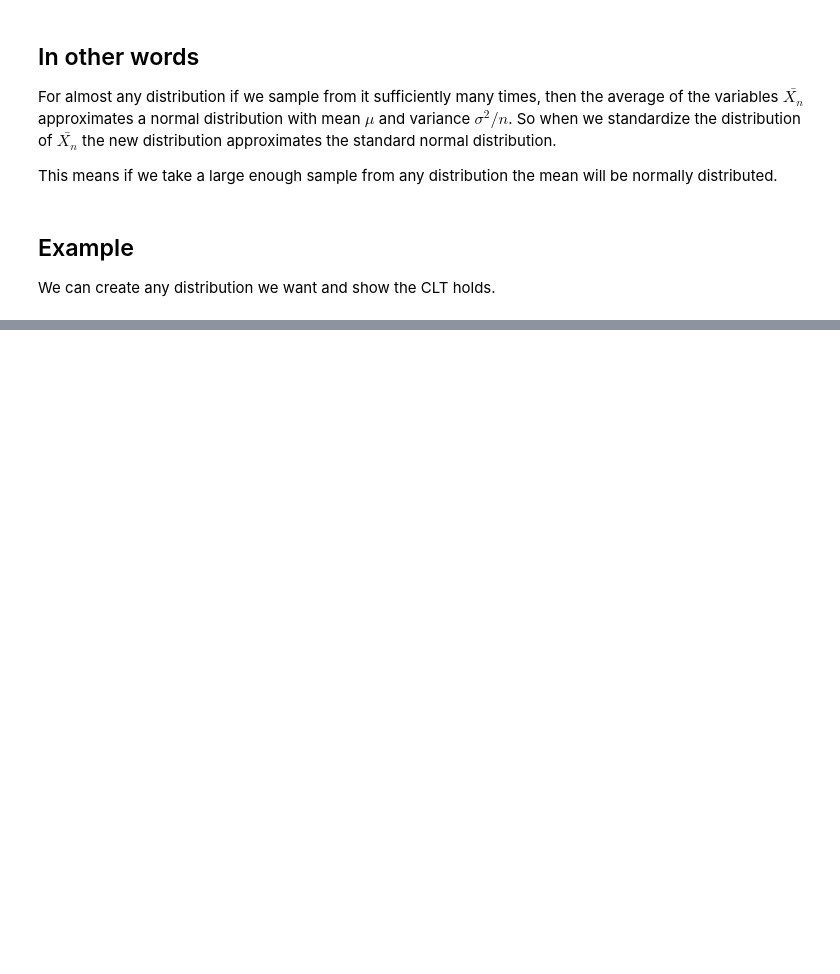
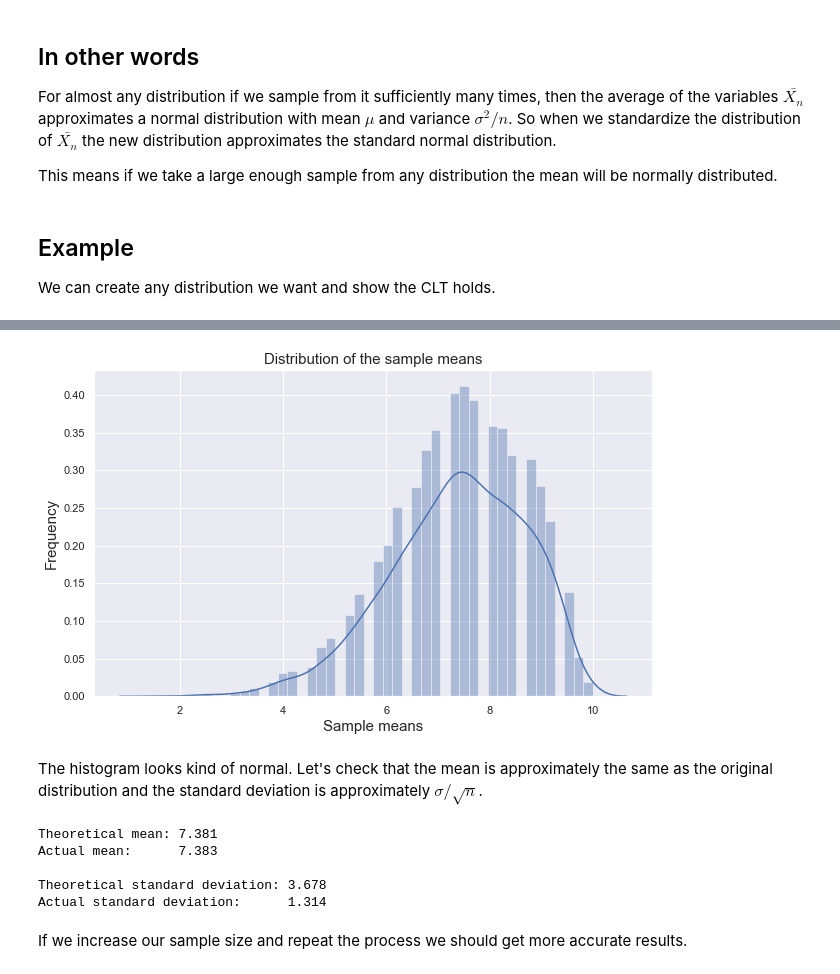
Before and after one commit to eytanohana/Data-Science-and-Statistics, a Jupyter notebook: CLT.ipynb, the cells around one changed output, grey strips where cells are left out. Saved outputs shown, nothing was run; the diff lists cells and outputs as text; code cells hidden in the pictures; blank space fills up the shorter version.

Commit message:
sample size 4 done

```diff
--- a/CLT.ipynb
+++ b/CLT.ipynb
@@ -69,5 +78,7 @@ print(f'The mean of our ')
 # %%
 means = []
 for _ in range(10_000):
+    # Take a sample of size 4 according to the probabilities.
     sample = np.random.choice(dist_vals, p=dist_probs, size=4)
     means.append(sample.mean())
+means = np.array(means)
@@ -93,0 +85,23 @@ means
+# %%
+sns.distplot(means)
+plt.xlabel('Sample means', fontsize=15)
+plt.ylabel('Frequency', fontsize=15)
+plt.title('Distribution of the sample means', fontsize=15);
+# %% [output]
+[figure, added]
+# %% [markdown]
+The histogram looks kind of normal. Let's check that the mean is approximately the same as the original distribution and the standard deviation is approximately $\sigma / \sqrt n$.
+# %%
+print(f'Theoretical mean: {dist_mean:.3f}')
+print(f'Actual mean:      {means.mean():.3f}')
+print()
+print(f'Theoretical standard deviation: {dist_std / np.sqrt(4):.3f}')
+print(f'Actual standard deviation:      {means.std():.3f}')
+# %% [output]
+Theoretical mean: 7.381
+Actual mean:      7.383
+
+Theoretical standard deviation: 3.678
+Actual standard deviation:      1.314
+# %% [markdown]
+If we increase our sample size and repeat the process we should get more accurate results.
```
Also changed, not shown: parts of 9 cells of this notebook.
